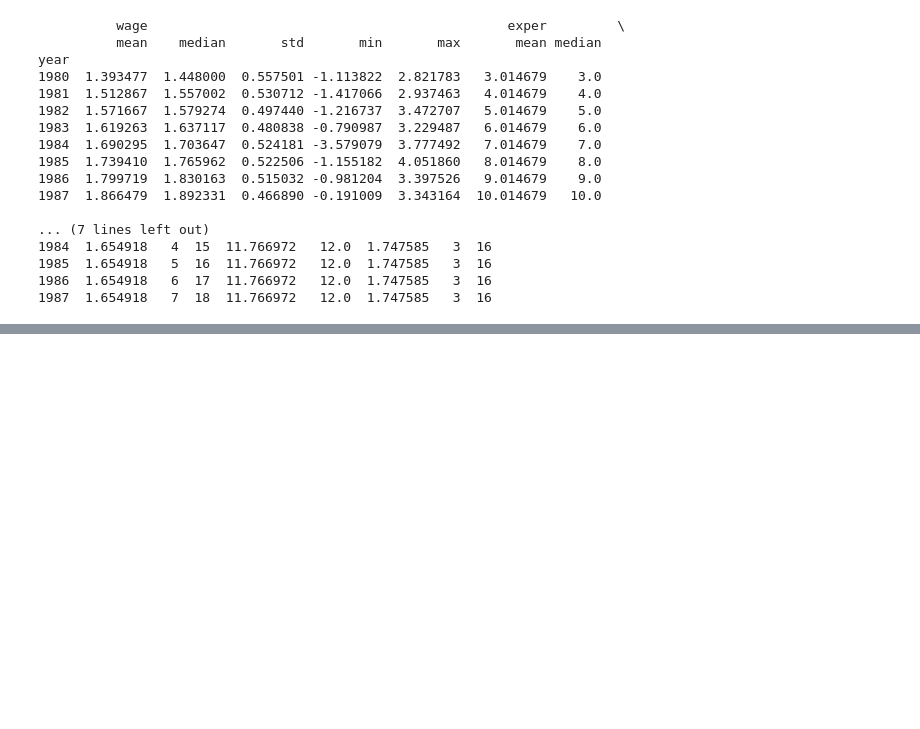
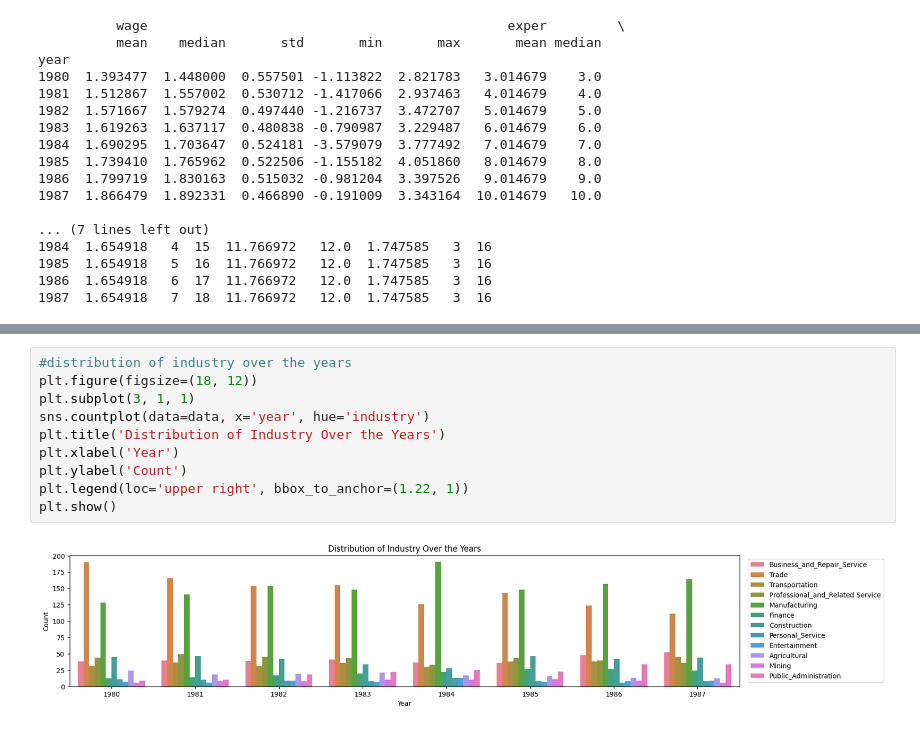
Before and after one commit to levyashvin/exploratory-data-analysis, a Jupyter notebook: males_dataset_analysis.ipynb, the cells around one changed output, grey strips where cells are left out. Saved outputs shown, nothing was run; the diff lists cells and outputs as text; blank space fills up the shorter version.

```diff
--- a/males_dataset_analysis.ipynb
+++ b/males_dataset_analysis.ipynb
@@ -200,0 +224,12 @@ year
+# %%
+#distribution of industry over the years
+plt.figure(figsize=(18, 12))
+plt.subplot(3, 1, 1)
+sns.countplot(data=data, x='year', hue='industry')
+plt.title('Distribution of Industry Over the Years')
+plt.xlabel('Year')
+plt.ylabel('Count')
+plt.legend(loc='upper right', bbox_to_anchor=(1.22, 1))
+plt.show()
+# %% [output]
+[figure, added]
```
Also changed, not shown: parts of 4 cells of this notebook.
